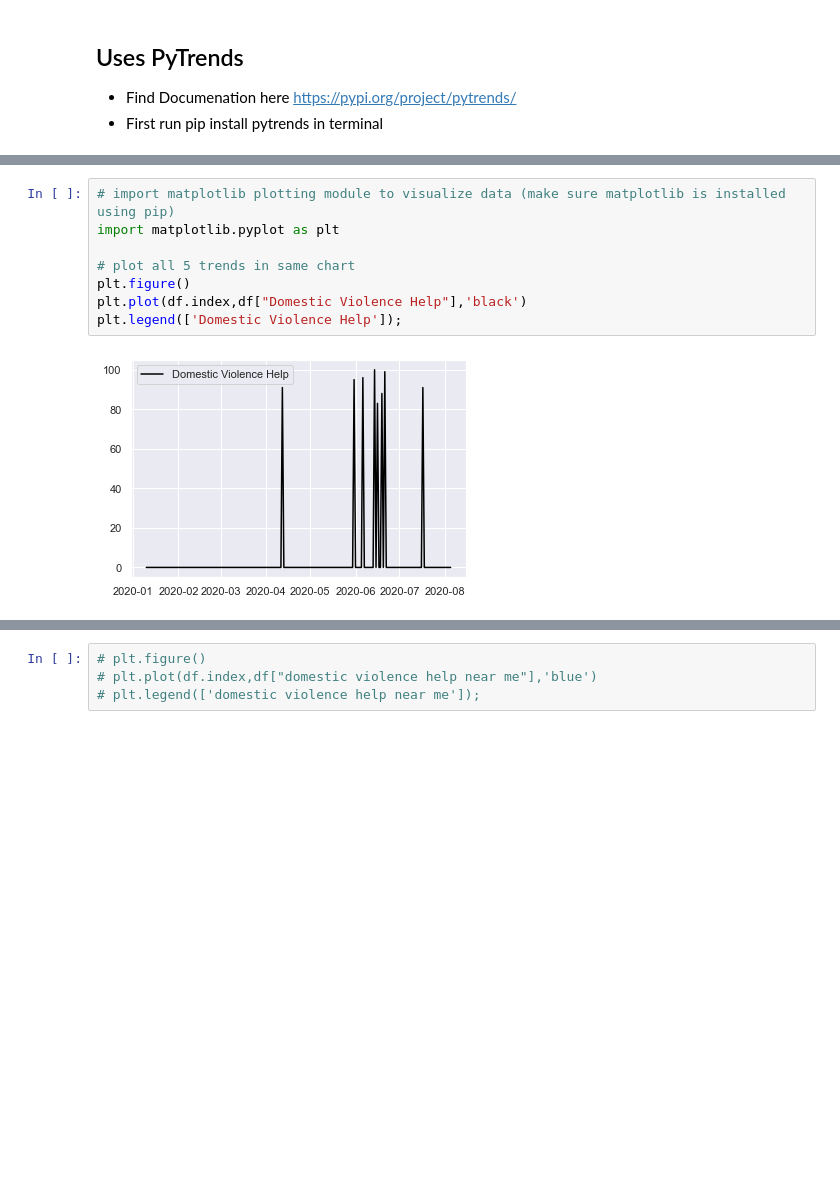
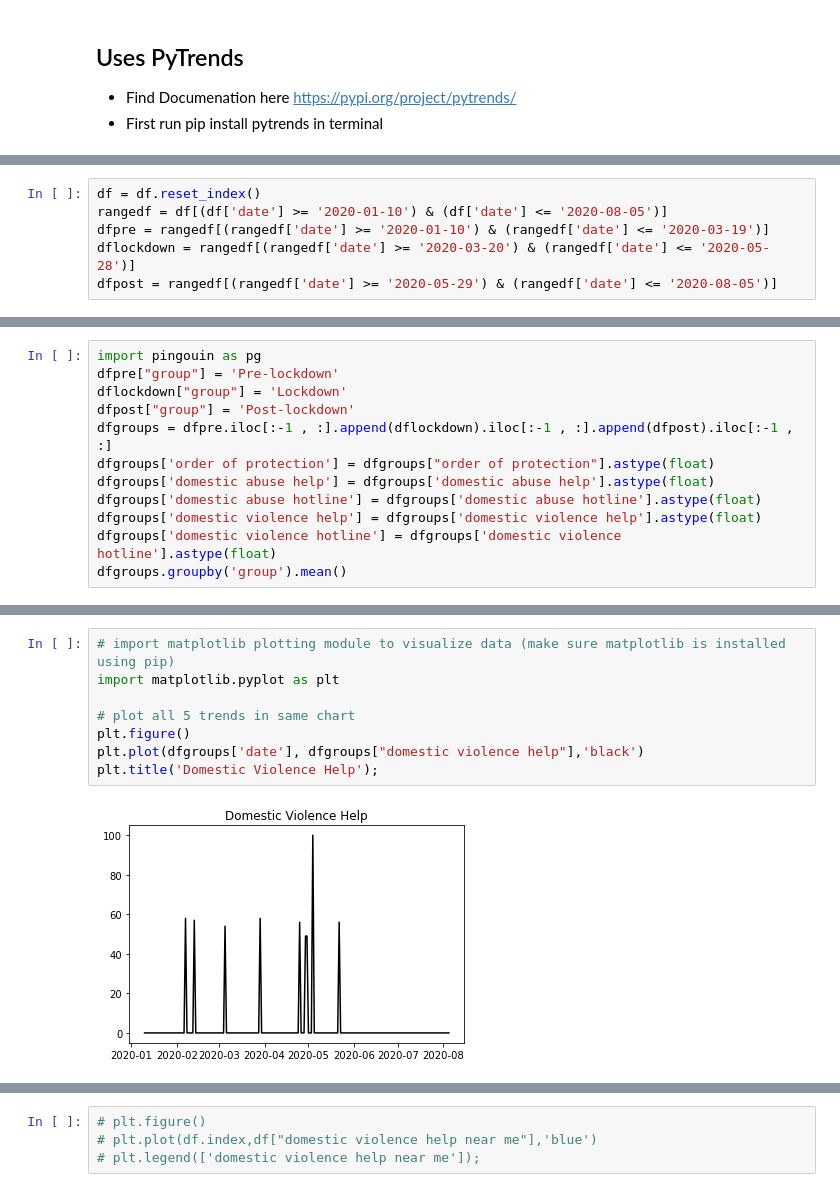
Before and after one commit to jlister19/impact-of-covid-on-crime, a Jupyter notebook: GoogleTrendsCSVTesting_withSeabornChart_JL.ipynb, the cells around one changed output, grey strips where cells are left out. Cells and saved outputs as stored; diff of their text form; blank space fills up the shorter version.

```diff
--- a/GoogleTrendsCSVTesting_withSeabornChart_JL.ipynb
+++ b/GoogleTrendsCSVTesting_withSeabornChart_JL.ipynb
@@ -54,0 +55,6 @@ date
+# %%
+df = df.reset_index()
+rangedf = df[(df['date'] >= '2020-01-10') & (df['date'] <= '2020-08-05')]
+dfpre = rangedf[(rangedf['date'] >= '2020-01-10') & (rangedf['date'] <= '2020-03-19')]
+dflockdown = rangedf[(rangedf['date'] >= '2020-03-20') & (rangedf['date'] <= '2020-05-28')]
+dfpost = rangedf[(rangedf['date'] >= '2020-05-29') & (rangedf['date'] <= '2020-08-05')]
@@ -54,0 +68,12 @@ date
+# %%
+import pingouin as pg
+dfpre["group"] = 'Pre-lockdown'
+dflockdown["group"] = 'Lockdown'
+dfpost["group"] = 'Post-lockdown'
+dfgroups = dfpre.iloc[:-1 , :].append(dflockdown).iloc[:-1 , :].append(dfpost).iloc[:-1 , :]
+dfgroups['order of protection'] = dfgroups["order of protection"].astype(float)
+dfgroups['domestic abuse help'] = dfgroups['domestic abuse help'].astype(float)
+dfgroups['domestic abuse hotline'] = dfgroups['domestic abuse hotline'].astype(float)
+dfgroups['domestic violence help'] = dfgroups['domestic violence help'].astype(float)
+dfgroups['domestic violence hotline'] = dfgroups['domestic violence hotline'].astype(float)
+dfgroups.groupby('group').mean()
@@ -55,12 +143,12 @@ date
 # %%
 # import matplotlib plotting module to visualize data (make sure matplotlib is installed using pip)
 import matplotlib.pyplot as plt
 
 # plot all 5 trends in same chart
 plt.figure()
-plt.plot(df.index,df["Domestic Violence Help"],'black')
-plt.legend(['Domestic Violence Help']);
+plt.plot(dfgroups['date'], dfgroups["domestic violence help"],'black')
+plt.title('Domestic Violence Help');
 # %% [output]
-[figure, old version]
+[figure, new version]
 # %%
 plt.figure()
```
Also changed, not shown: parts of 16 cells of this notebook, 1 other file.
